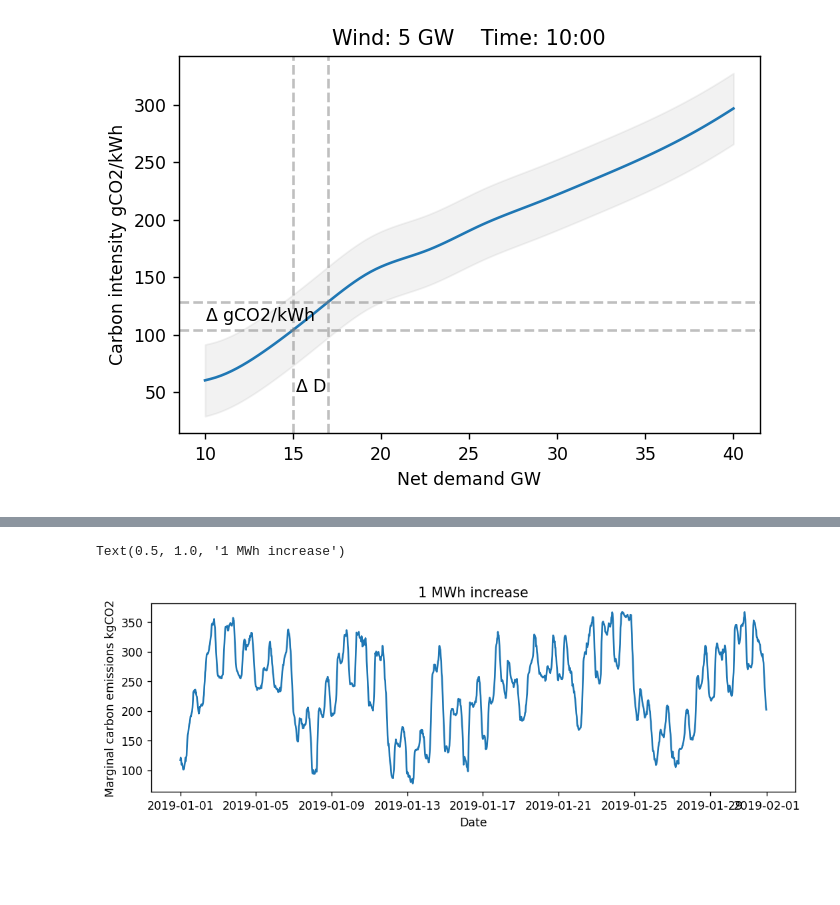
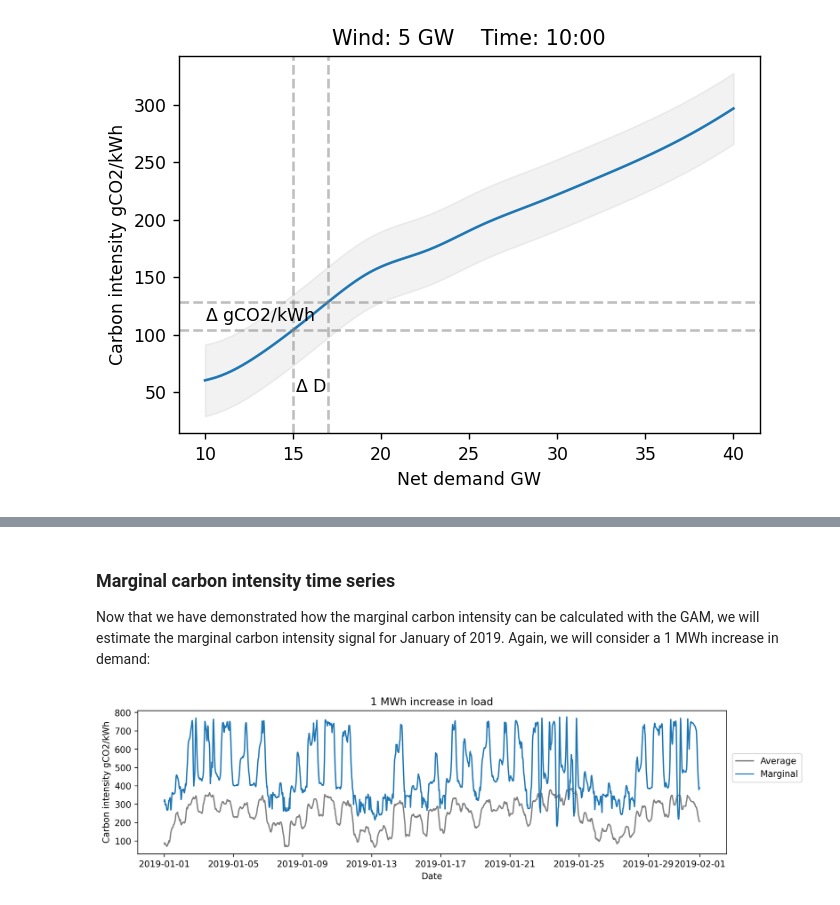
Before and after one commit to pwdemars/marginal_carbon_intensity, a Jupyter notebook: gams.ipynb, the cells around one changed output, grey strips where cells are left out. Cells and saved outputs as stored; diff of their text form; code cells hidden in the pictures; blank space fills up the shorter version.

Commit message:
Added time series for MCI

```diff
--- a/gams.ipynb
+++ b/gams.ipynb
@@ -271,19 +304,37 @@ Now for each period in the original data for January, we will calculate the marg
+# %% [markdown]
+### Marginal carbon intensity time series
+
+Now that we have demonstrated how the marginal carbon intensity can be calculated with the GAM, we will estimate the marginal carbon intensity signal for January of 2019. Again, we will consider a 1 MWh increase in demand:
 # %%
 all_marginals = []
 df_jan = df.loc[df.index < '2019-02-01'].copy()
+delta = 0.002 # 1 MWh
+mcis = []
 
 for i, row in df_jan.iterrows():
     row = row.filter(feature_cols)
-    all_marginals.append(float(marginal_carbon_emissions_kgCO2(gam, row, row['net_demand'])))
+    d1 = np.array([row['net_demand']])
+    d2 = d1  + delta
+    i1 = predict_gCO2_per_kWh(gam, row, d1)[0]
+    i2 = predict_gCO2_per_kWh(gam, row, d2)[0]
 
-df_jan['marginal_carbon_emissions_kgCO2_per_MWh'] = all_marginals
+    mci = marginal_carbon_intensity(d1, d2, i1, i2)
+    mcis.append(mci)
+
+df_jan['marginal_carbon_intensity_1MWh'] = mcis
 # %%
-fig, ax = plt.subplots(dpi=125, figsize=(10,3))
+fig, ax = plt.subplots(dpi=250, figsize=(12, 3))
 
-ax.plot(df_jan.marginal_carbon_emissions_kgCO2_per_MWh)
+ax.plot(df_jan.gCO2_per_kWh, color='gray', label='Average')
+ax.plot(df_jan.marginal_carbon_intensity_1MWh, label='Marginal')
+
+
 ax.set_xlabel("Date")
-ax.set_ylabel("Marginal carbon emissions kgCO2")
-ax.set_title("1 MWh increase")
+ax.set_ylabel("Carbon intensity gCO2/kWh")
+ax.set_title("1 MWh increase in load")
+
+plt.legend(loc=(1.01,0.5))
+
+plt.savefig('img/marginal_carbon_intensity', bbox_inches='tight')
 # %% [output]
-Text(0.5, 1.0, '1 MWh increase')
-[figure, old version]
+[figure, new version]
```
Also changed, not shown: parts of 10 cells of this notebook, 1 other file.
